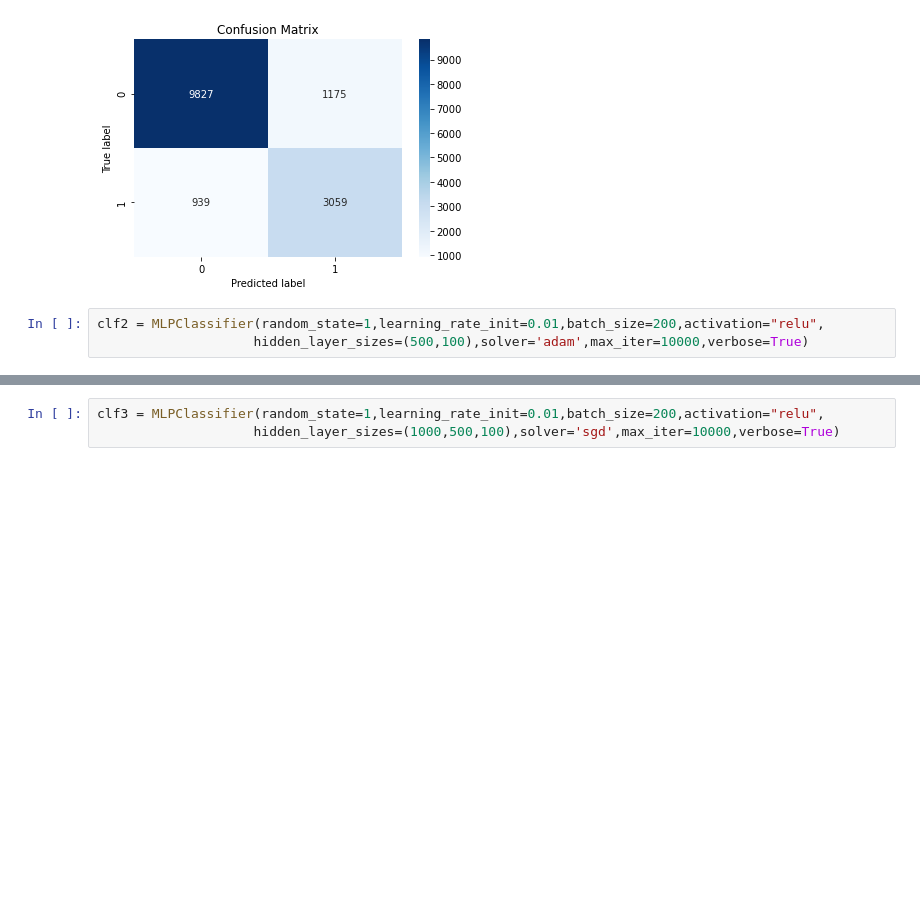
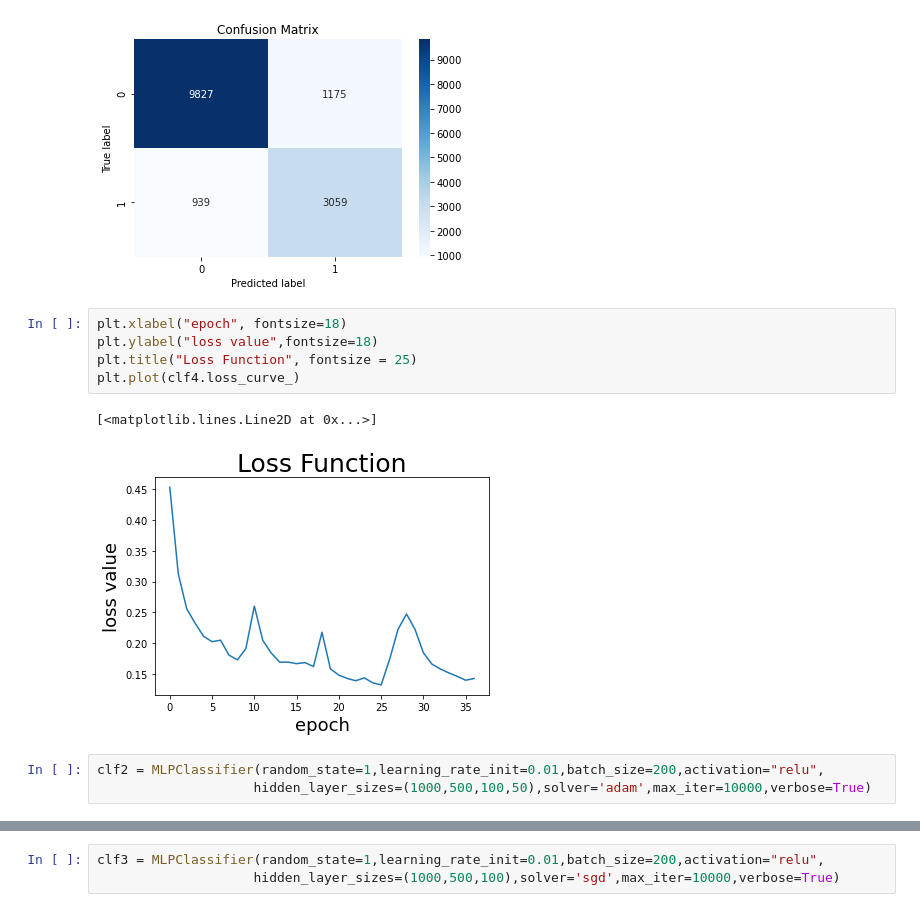
Before and after one commit to YD5463/CyberbullyingDetector, a Jupyter notebook: Notebooks/logistic.ipynb, the cells around one changed output, grey strips where cells are left out. Cells and saved outputs as stored; diff of their text form; blank space fills up the shorter version.

```diff
--- a/Notebooks/logistic.ipynb
+++ b/Notebooks/logistic.ipynb
@@ -515,6 +525,14 @@ Iteration 12, loss = 0.20467961
    macro avg       0.82      0.83      0.82     15000
 weighted avg       0.86      0.86      0.86     15000
 [figure]
+# %%
+plt.xlabel("epoch", fontsize=18)
+plt.ylabel("loss value",fontsize=18)
+plt.title("Loss Function", fontsize = 25)
+plt.plot(clf4.loss_curve_)
+# %% [output]
+[<matplotlib.lines.Line2D at 0x...>]
+[figure, added]
 # %%
 clf2 = MLPClassifier(random_state=1,learning_rate_init=0.01,batch_size=200,activation="relu",
-                    hidden_layer_sizes=(500,100),solver='adam',max_iter=10000,verbose=True)
+                    hidden_layer_sizes=(1000,500,100,50),solver='adam',max_iter=10000,verbose=True)
```
Also changed, not shown: parts of 4 cells of this notebook, 2 other files.
